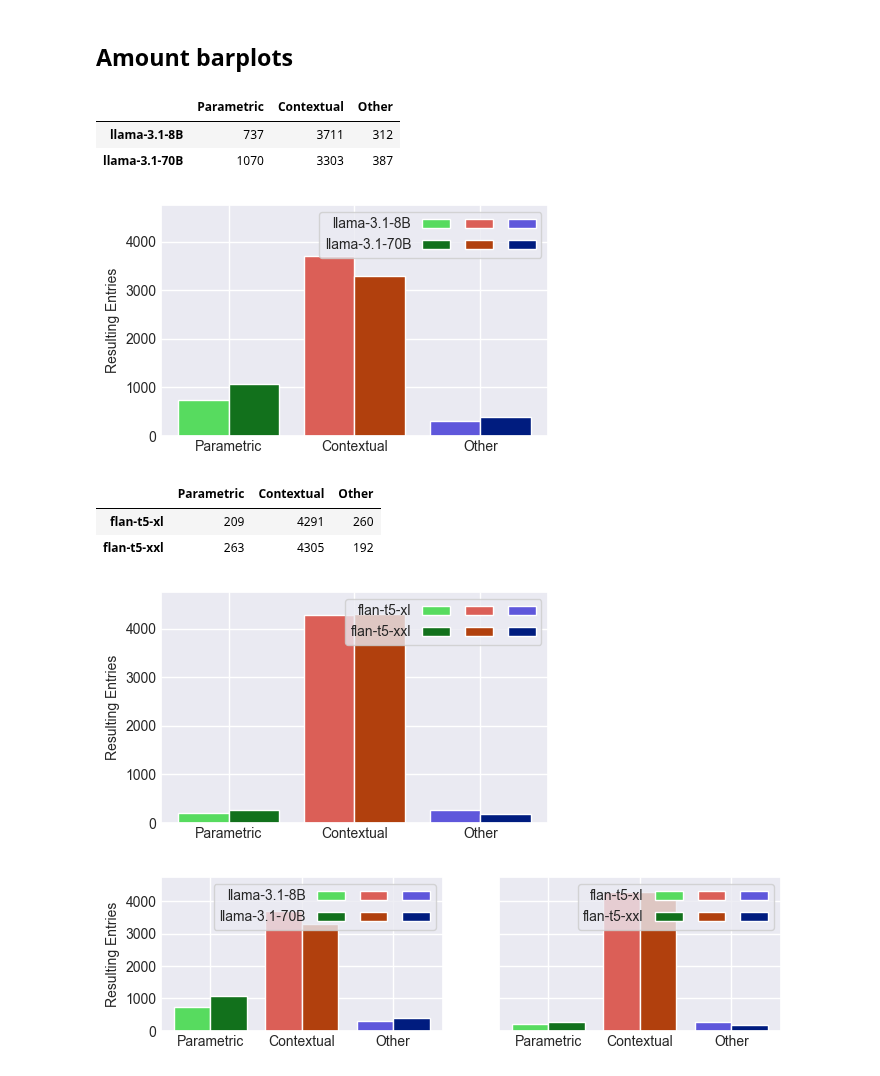
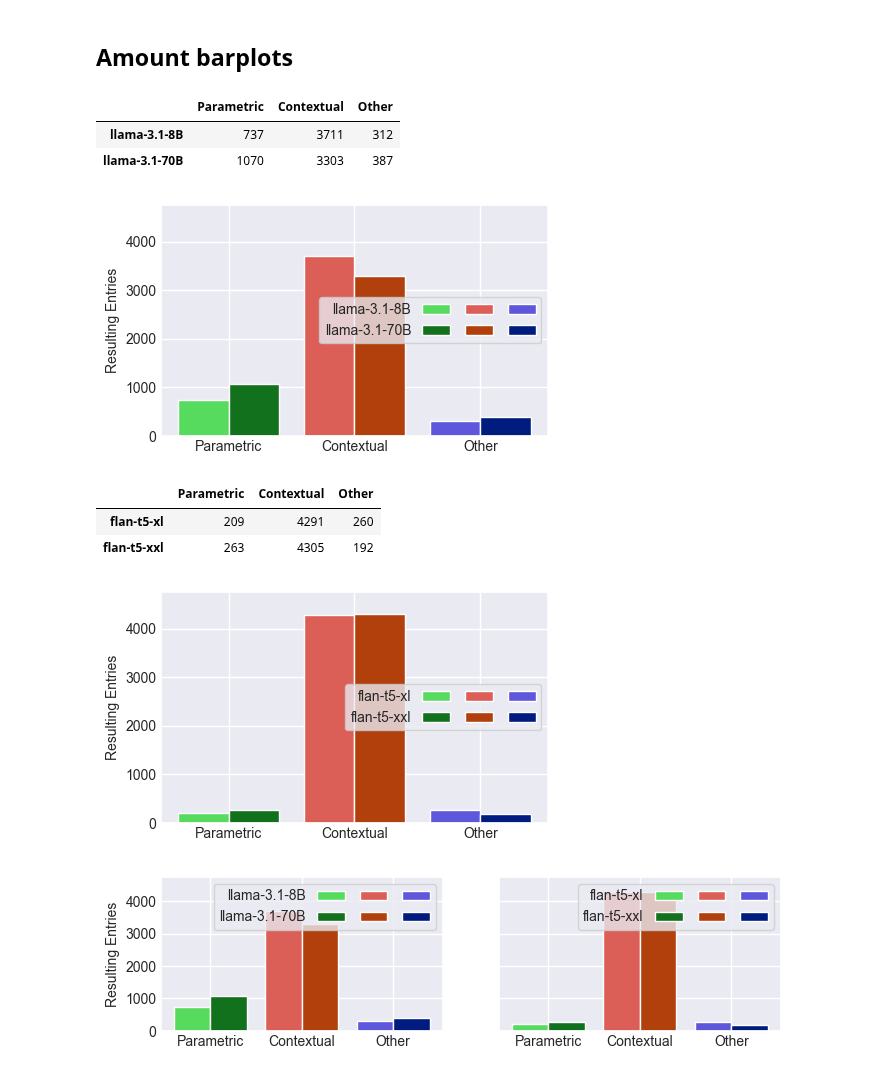
Before and after one commit to mfixman/rag-thesis, a Jupyter notebook: joiner_analysis.ipynb, the cells around one changed output. Drawn from its saved outputs; the diff is of its cells as text; code cells hidden in the pictures.

```diff
--- a/joiner_analysis.ipynb
+++ b/joiner_analysis.ipynb
@@ -142,7 +142,7 @@ def barTable(*tables, names = None):
 
     return pandas.concat(datas, axis = 1).T
 
-def barPlot(*tables, ax = None, names = None, percent = False, show_ylabel = True):
+def barPlot(*tables, ax = None, names = None, percent = False, show_ylabel = True, loc = None):
     if ax is None:
         pyplot.figure()
         ax = pyplot.gca()
@@ -186,6 +186,7 @@ def barPlot(*tables, ax = None, names = None, percent = False, show_ylabel = Tru
             fontsize = 'small',
             markerfirst = False,
             columnspacing = 0,
+            loc = loc,
         )
 # %%
 def boxTable(*tables, names = None, percent = False):
@@ -337,22 +338,22 @@ def cat_subplots(*tables, table_func, plot_func, ymax = None):
 matplotlib.rcParams['figure.figsize'] = 5, 3
 # %%
 display(barTable(llama, bigllama))
-barPlot(llama, bigllama)
+barPlot(llama, bigllama, loc = 7)
 pyplot.savefig('Report/figures/llama_amount.png', dpi = 200, bbox_inches = 'tight')
 # %% [output]
 |  | Parametric | Contextual | Other |
 | llama-3.1-8B | 737 | 3711 | 312 |
 | llama-3.1-70B | 1070 | 3303 | 387 |
-[figure, old version]
+[figure, new version]
 # %%
 display(barTable(flan, bigflan))
-barPlot(flan, bigflan)
+barPlot(flan, bigflan, loc = 7)
 pyplot.savefig('Report/figures/flan_amount.png', dpi = 200, bbox_inches = 'tight')
 # %% [output]
 |  | Parametric | Contextual | Other |
 | flan-t5-xl | 209 | 4291 | 260 |
 | flan-t5-xxl | 263 | 4305 | 192 |
-[figure, old version]
+[figure, new version]
 # %%
 fig, axs = pyplot.subplots(1, 2, figsize = (8, 2), squeeze = True, sharey = True)
 barPlot(llama, bigllama, ax = axs[0])
```
Also changed, not shown: 3 other files.
